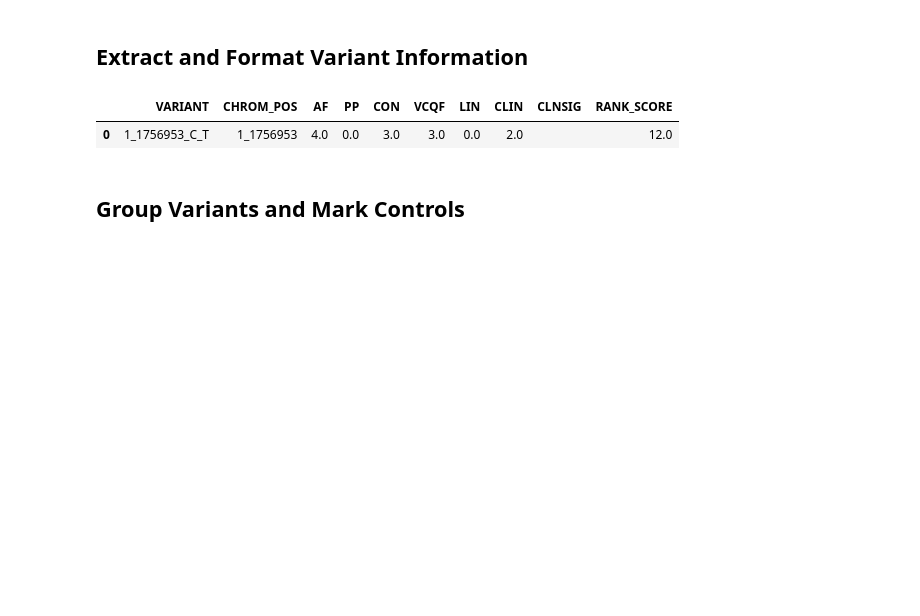
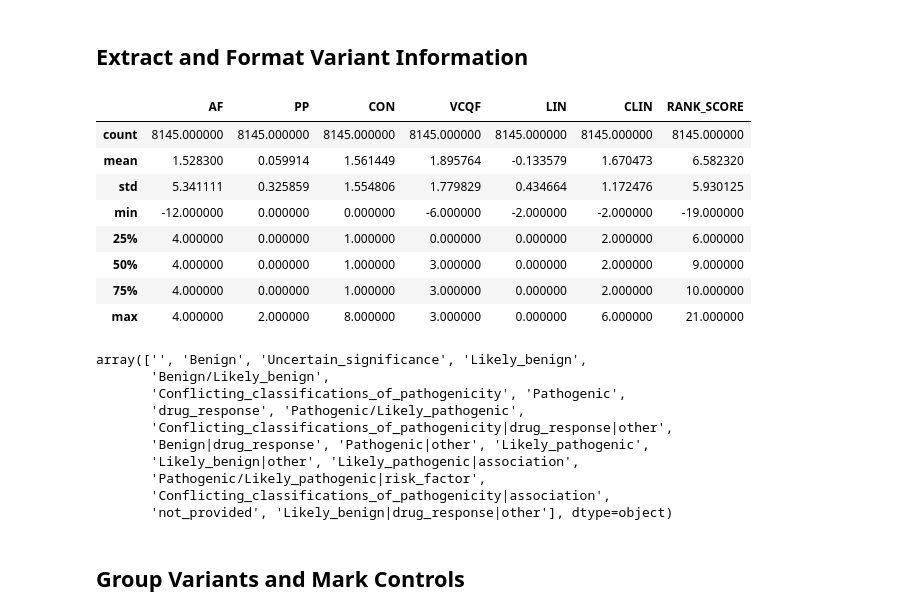
Before and after one commit to josefinelantz/GenScore, a Jupyter notebook: Submission.ipynb, the cells around one changed output. Drawn from its saved outputs; the diff is of its cells as text; code cells hidden in the pictures; blank space fills up the shorter version.

```diff
--- a/Submission.ipynb
+++ b/Submission.ipynb
@@ -101,11 +101,31 @@ def parse_vcf(path_to_vcf):
 # %%
 # read VCF file into a pandas Dataframe
 df = parse_vcf(vcf_file_path)
+# %%
+df.describe()
+# %% [output]
+|  | AF | PP | CON | VCQF | LIN | CLIN | RANK_SCORE |
+| count | 8145.000000 | 8145.000000 | 8145.000000 | 8145.000000 | 8145.000000 | 8145.000000 | 8145.000000 |
+| mean | 1.528300 | 0.059914 | 1.561449 | 1.895764 | -0.133579 | 1.670473 | 6.582320 |
+| std | 5.341111 | 0.325859 | 1.554806 | 1.779829 | 0.434664 | 1.172476 | 5.930125 |
+| min | -12.000000 | 0.000000 | 0.000000 | -6.000000 | -2.000000 | -2.000000 | -19.000000 |
+| 25% | 4.000000 | 0.000000 | 1.000000 | 0.000000 | 0.000000 | 2.000000 | 6.000000 |
+| 50% | 4.000000 | 0.000000 | 1.000000 | 3.000000 | 0.000000 | 2.000000 | 9.000000 |
+| 75% | 4.000000 | 0.000000 | 1.000000 | 3.000000 | 0.000000 | 2.000000 | 10.000000 |
+| max | 4.000000 | 2.000000 | 8.000000 | 3.000000 | 0.000000 | 6.000000 | 21.000000 |
 # %%
-df.head(1)
+df["CLNSIG"].unique()
 # %% [output]
-|  | VARIANT | CHROM_POS | AF | PP | CON | VCQF | LIN | CLIN | CLNSIG | RANK_SCORE |
-| 0 | 1_1756953_C_T | 1_1756953 | 4.0 | 0.0 | 3.0 | 3.0 | 0.0 | 2.0 |  | 12.0 |
+array(['', 'Benign', 'Uncertain_significance', 'Likely_benign',
+       'Benign/Likely_benign',
+       'Conflicting_classifications_of_pathogenicity', 'Pathogenic',
+       'drug_response', 'Pathogenic/Likely_pathogenic',
+       'Conflicting_classifications_of_pathogenicity|drug_response|other',
+       'Benign|drug_response', 'Pathogenic|other', 'Likely_pathogenic',
+       'Likely_benign|other', 'Likely_pathogenic|association',
+       'Pathogenic/Likely_pathogenic|risk_factor',
+       'Conflicting_classifications_of_pathogenicity|association',
+       'not_provided', 'Likely_benign|drug_response|other'], dtype=object)
 # %% [markdown]
 ## Group Variants and Mark Controls
 # %%
```
Also changed, not shown: parts of 2 cells of this notebook, 6 other files.
